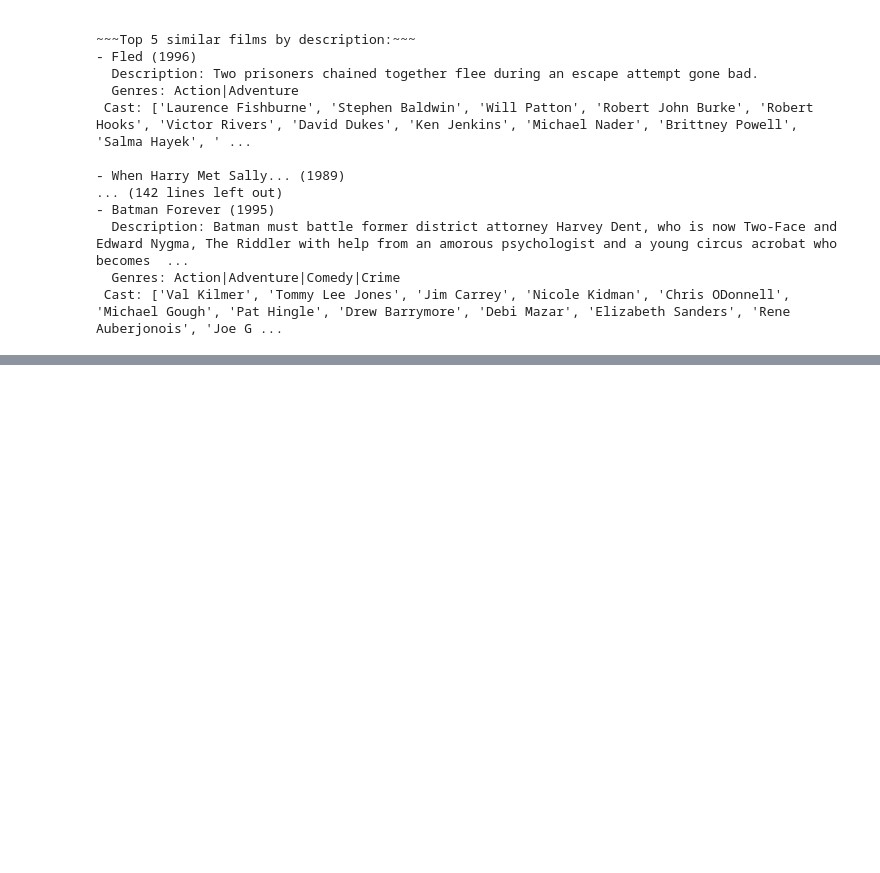
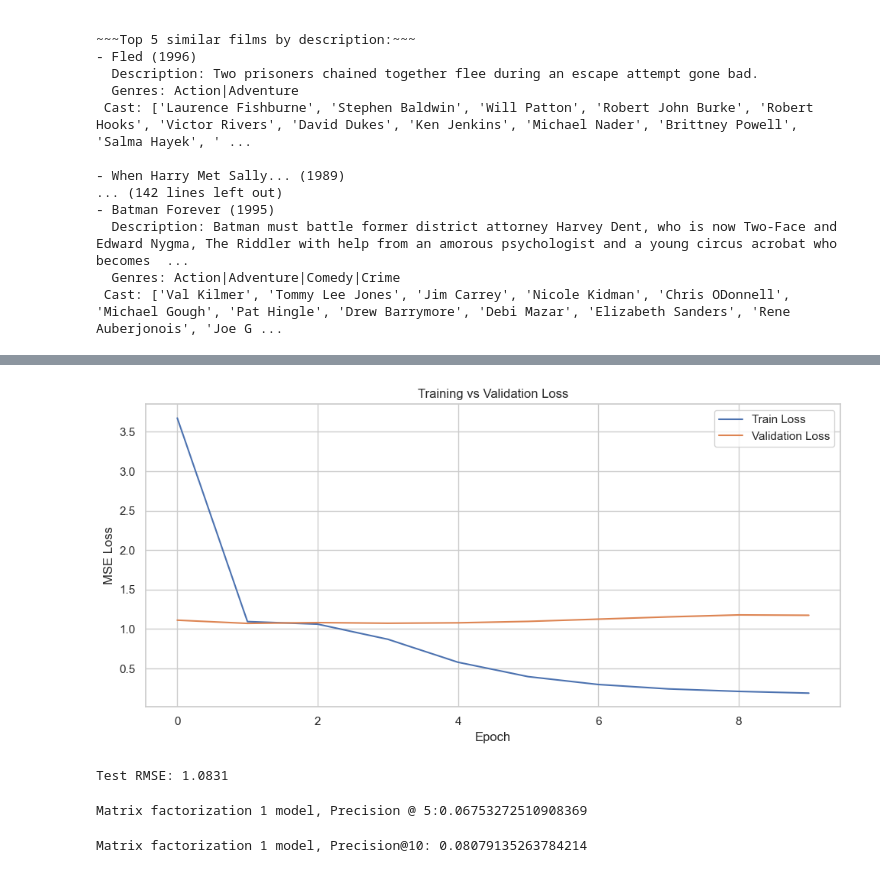
Before and after one commit to ccvetanska/Recommender, a Jupyter notebook: Recommender.ipynb, the cells around one changed output, grey strips where cells are left out. Drawn from its saved outputs; the diff is of its cells as text; code cells hidden in the pictures; blank space fills up the shorter version.

Commit message:
added more models and evaluations

```diff
--- a/Recommender.ipynb
+++ b/Recommender.ipynb
@@ -553,0 +629,4 @@ Top 5 similar films by description:
+# %%
+reader = Reader(rating_scale=(0.5, 5.0))
+
+data = Dataset.load_from_df(ratings_df[['userId', 'movieId', 'rating']], reader)
@@ -553,0 +768,10 @@ Top 5 similar films by description:
+# %%
+from sklearn.model_selection import train_test_split
+
+user2idx = {uid: idx for idx, uid in enumerate(ratings_df['userId'].unique())}
+movie2idx = {mid: idx for idx, mid in enumerate(ratings_df['movieId'].unique())}
+ratings_df['user_idx'] = ratings_df['userId'].map(user2idx)
+ratings_df['movie_idx'] = ratings_df['movieId'].map(movie2idx)
+
+train_val_df, test_df = train_test_split(ratings_df, test_size=0.1, random_state=42)
+train_df, val_df = train_test_split(train_val_df, test_size=0.1111, random_state=42)
@@ -553,0 +800,16 @@ Top 5 similar films by description:
+# %%
+import torch.nn as nn
+
+class MatrixFactorizationModel(nn.Module):
+    def __init__(self, n_users, n_movies, embedding_dim=32):
+        super().__init__()
+        self.user_embedding = nn.Embedding(n_users, embedding_dim)
+        self.movie_embedding = nn.Embedding(n_movies, embedding_dim)
+        self.output_layer = nn.Linear(embedding_dim, 1)
+
+    def forward(self, user_ids, movie_ids):
+        user_vec = self.user_embedding(user_ids)
+        movie_vec = self.movie_embedding(movie_ids)
+        interaction = user_vec * movie_vec
+        rating = self.output_layer(interaction)
+        return rating.squeeze()
@@ -553,0 +873,36 @@ Top 5 similar films by description:
+# %%
+plt.plot(range(n_epochs), train_losses, label='Train Loss')
+plt.plot(range(n_epochs), val_losses, label='Validation Loss')
+plt.xlabel('Epoch')
+plt.ylabel('MSE Loss')
+plt.title('Training vs Validation Loss')
+plt.legend()
+plt.grid(True)
+plt.tight_layout()
+plt.show()
+# %% [output]
+[figure, added]
+# %%
+from sklearn.metrics import mean_squared_error
+
+test_loader = DataLoader(RatingsDataset(test_df), batch_size=64)
+
+model.eval()
+all_preds = []
+all_targets = []
+
+with torch.no_grad():
+    for batch in test_loader:
+        user_ids = batch['user']
+        movie_ids = batch['movie']
+        ratings = batch['rating']
+
+        preds = model(user_ids, movie_ids)
+        all_preds.extend(preds.numpy())
+        all_targets.extend(ratings.numpy())
+
+# RMSE
+rmse = np.sqrt(mean_squared_error(all_targets, all_preds))
+print(f"Test RMSE: {rmse:.4f}")
+# %% [output]
+Test RMSE: 1.0831
@@ -553,0 +939,8 @@ Top 5 similar films by description:
+# %%
+print(f"Matrix factorization 1 model, Precision@5: {precision_at_k_average(test_df, model=model, ratings_df=ratings_df, k=5)}")
+# %% [output]
+Matrix factorization 1 model, Precision @ 5:0.06753272510908369
+# %%
+print(f"Matrix factorization 1 model, Precision@10: {precision_at_k_average(test_df, model=model, ratings_df=ratings_df, k=10)}")
+# %% [output]
+Matrix factorization 1 model, Precision@10: 0.08079135263784214
```
Also changed, not shown: parts of 64 cells of this notebook, 5 other files.
